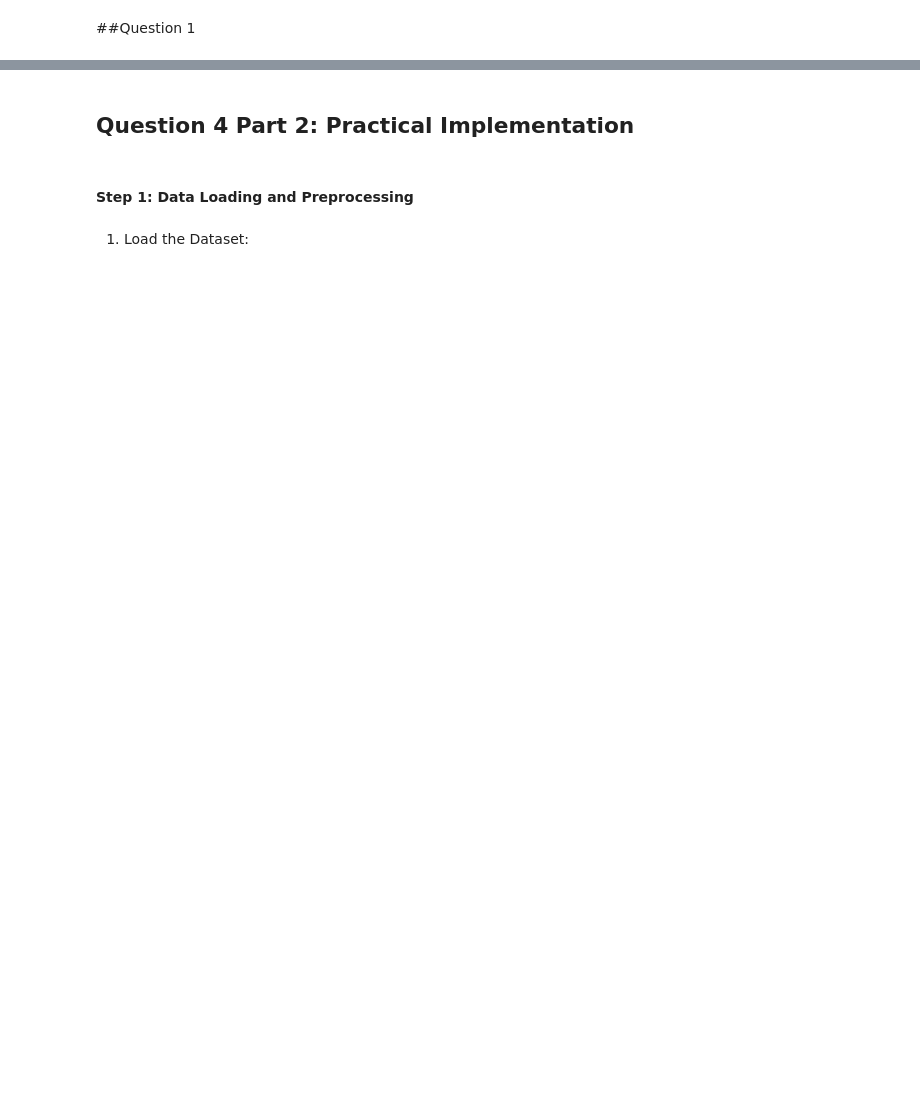
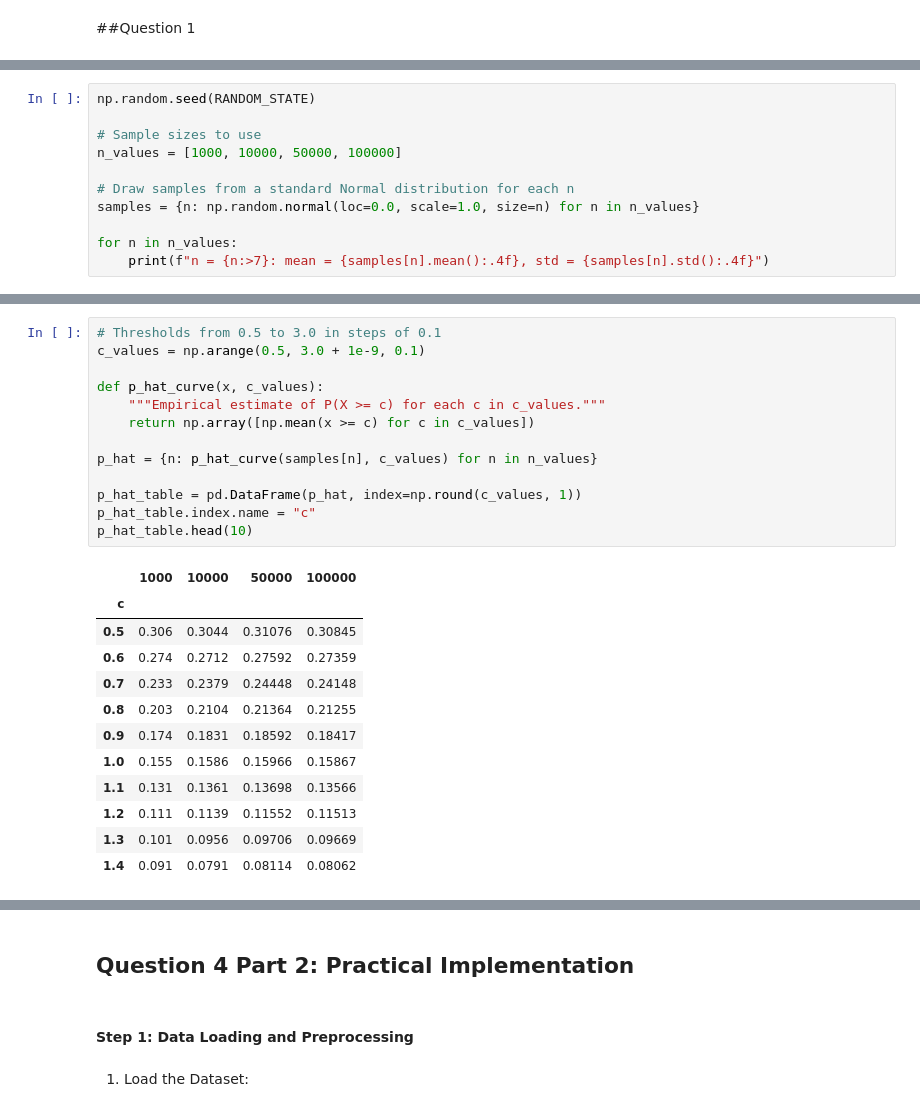
Before and after one commit to api-sage/systems_stochastic_processes, a Jupyter notebook: project4/pafolabi_ASP_HW4.ipynb, the cells around one changed output, grey strips where cells are left out. Cells and saved outputs as stored; diff of their text form; blank space fills up the shorter version.

```diff
--- a/project4/pafolabi_ASP_HW4.ipynb
+++ b/project4/pafolabi_ASP_HW4.ipynb
@@ -19,0 +26,11 @@ RANDOM_STATE = # Set global random seed for reproducibility
+# %%
+np.random.seed(RANDOM_STATE)
+
+# Sample sizes to use
+n_values = [1000, 10000, 50000, 100000]
+
+# Draw samples from a standard Normal distribution for each n
+samples = {n: np.random.normal(loc=0.0, scale=1.0, size=n) for n in n_values}
+
+for n in n_values:
+    print(f"n = {n:>7}: mean = {samples[n].mean():.4f}, std = {samples[n].std():.4f}")
@@ -19,0 +46,26 @@ RANDOM_STATE = # Set global random seed for reproducibility
+# %%
+# Thresholds from 0.5 to 3.0 in steps of 0.1
+c_values = np.arange(0.5, 3.0 + 1e-9, 0.1)
+
+def p_hat_curve(x, c_values):
+    """Empirical estimate of P(X >= c) for each c in c_values."""
+    return np.array([np.mean(x >= c) for c in c_values])
+
+p_hat = {n: p_hat_curve(samples[n], c_values) for n in n_values}
+
+p_hat_table = pd.DataFrame(p_hat, index=np.round(c_values, 1))
+p_hat_table.index.name = "c"
+p_hat_table.head(10)
+# %% [output]
+|  | 1000 | 10000 | 50000 | 100000 |
+| c |  |  |  |  |
+| 0.5 | 0.306 | 0.3044 | 0.31076 | 0.30845 |
+| 0.6 | 0.274 | 0.2712 | 0.27592 | 0.27359 |
+| 0.7 | 0.233 | 0.2379 | 0.24448 | 0.24148 |
+| 0.8 | 0.203 | 0.2104 | 0.21364 | 0.21255 |
+| 0.9 | 0.174 | 0.1831 | 0.18592 | 0.18417 |
+| 1.0 | 0.155 | 0.1586 | 0.15966 | 0.15867 |
+| 1.1 | 0.131 | 0.1361 | 0.13698 | 0.13566 |
+| 1.2 | 0.111 | 0.1139 | 0.11552 | 0.11513 |
+| 1.3 | 0.101 | 0.0956 | 0.09706 | 0.09669 |
+| 1.4 | 0.091 | 0.0791 | 0.08114 | 0.08062 |
```
Also changed, not shown: parts of 39 cells of this notebook.
